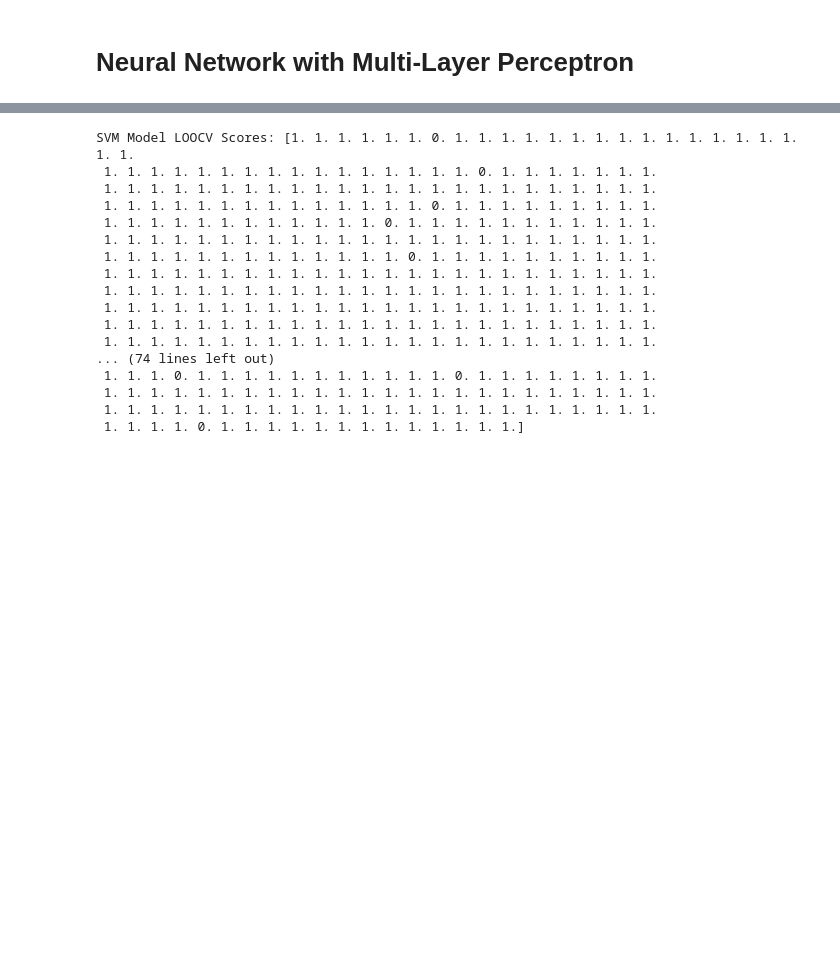
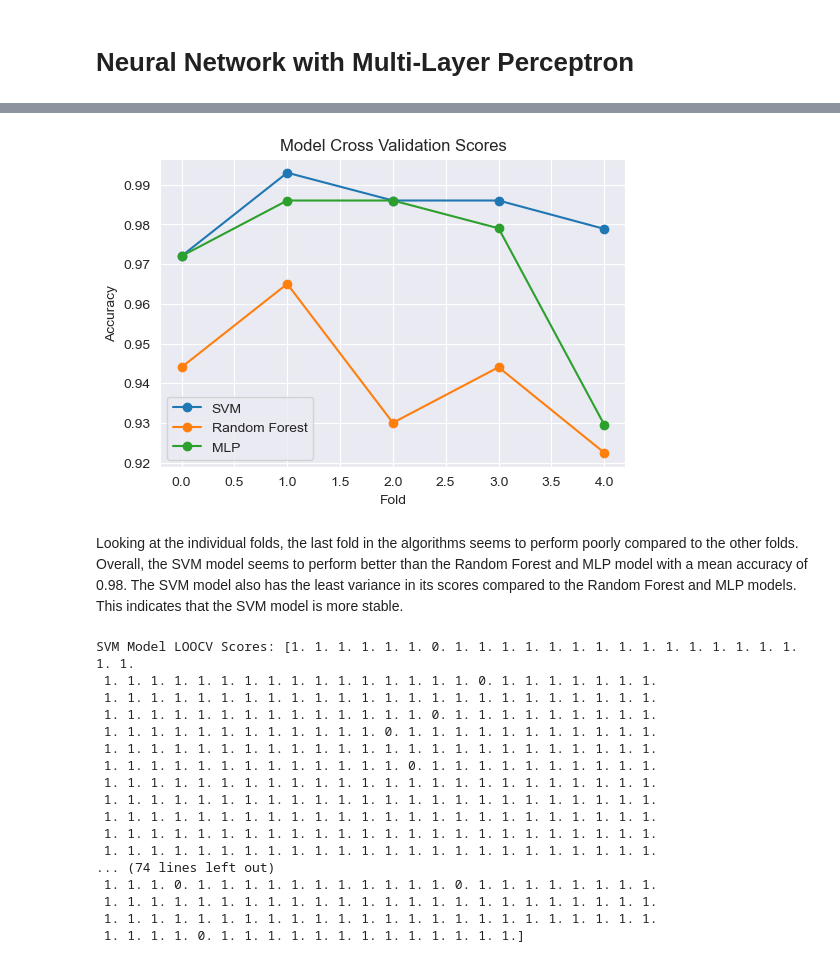
Before and after one commit to theHinneh/National-Poll-on-Healthy-Aging-NPHA-, a Jupyter notebook: npha.ipynb, the cells around one changed output, grey strips where cells are left out. Cells and saved outputs as stored; diff of their text form; code cells hidden in the pictures; blank space fills up the shorter version.

```diff
--- a/npha.ipynb
+++ b/npha.ipynb
@@ -452,3 +500,22 @@ MLP Model Cross Validation Scores: [0.98601399 0.97202797 0.98601399 0.97902098
+# %%
+fig, ax = plt.subplots(figsize=(6, 4))
+
+ax.plot(svm_scores, marker='o', label='SVM')
+ax.plot(rf_scores, marker='o', label='Random Forest')
+ax.plot(mlp_scores, marker='o', label='MLP')
+
+ax.set_title('Model Cross Validation Scores')
+ax.set_xlabel('Fold')
+ax.set_ylabel('Accuracy')
+ax.legend()
+
+plt.show()
+# %% [output]
+[figure, added]
+# %% [markdown]
+Looking at the individual folds, the last fold in the algorithms seems to perform poorly compared to the other folds.
+Overall, the SVM model seems to perform better than the Random Forest and MLP model with a mean accuracy of 0.98.
+The SVM model also has the least variance in its scores compared to the Random Forest and MLP models. This indicates that the SVM model is more stable.
 # %%
 # LOOCV
 loo = LeaveOneOut()
```
Also changed, not shown: parts of 12 cells of this notebook, 1 other file.
